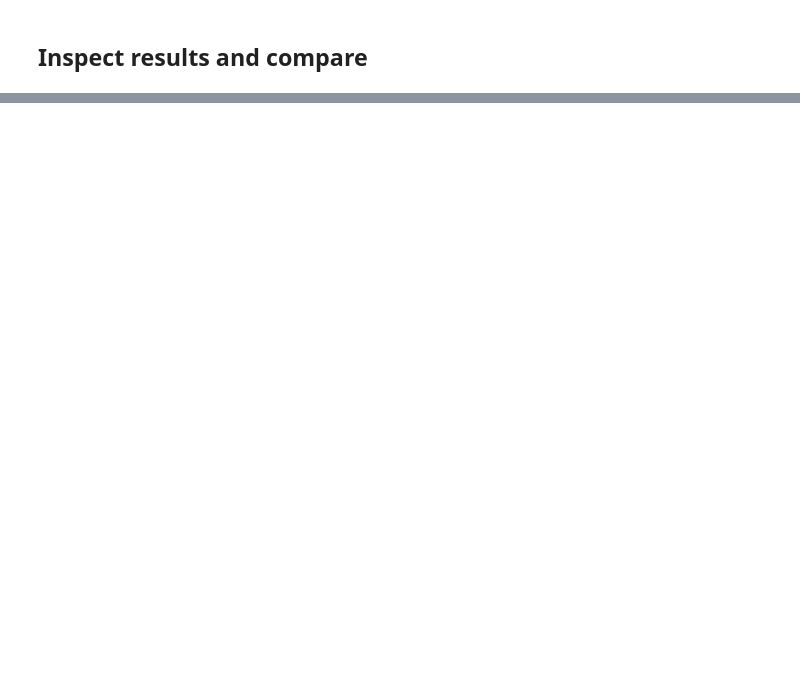
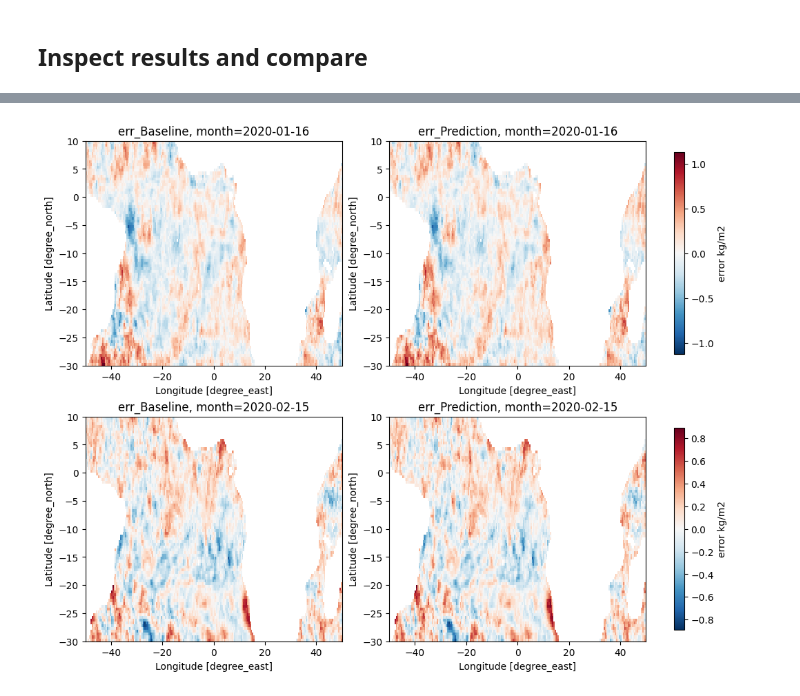
Before and after one commit to ESMValGroup/ClimaNet, a Jupyter notebook: notebooks/example_hourly_watervapor.ipynb, the cells around one changed output, grey strips where cells are left out. Cells and saved outputs as stored; diff of their text form; code cells hidden in the pictures; blank space fills up the shorter version.

```diff
--- a/notebooks/example_hourly_watervapor.ipynb
+++ b/notebooks/example_hourly_watervapor.ipynb
@@ -153,10 +253,12 @@ plot_results(masked_target, masked_pred, label="SST K", title=("Target", "Predic
 # %%
-err_baseline = (monthly_subset[var_name] - daily_subset_averaged[var_name])  # M - mean(D)
+err_baseline = (monthly_subset[var_name] - hourly_subset_averaged[var_name])  # M - mean(D)
 err_predictions = (monthly_subset[var_name] - predictions)  # M - M_hat
 
 ocean = ~lsm_subset["lsm"].values
 masked_err_baseline = err_baseline.where(ocean)
 masked_err_predictions = err_predictions.where(ocean)
 
-plot_results(masked_err_baseline, masked_err_predictions, label="error K", title=("err_Baseline", "err_Prediction"), error=True)
+plot_results(masked_err_baseline, masked_err_predictions, label="error kg/m2", title=("err_Baseline", "err_Prediction"), error=True)
+# %% [output]
+[figure, added]
 # %%
```
Also changed, not shown: parts of 15 cells of this notebook.
